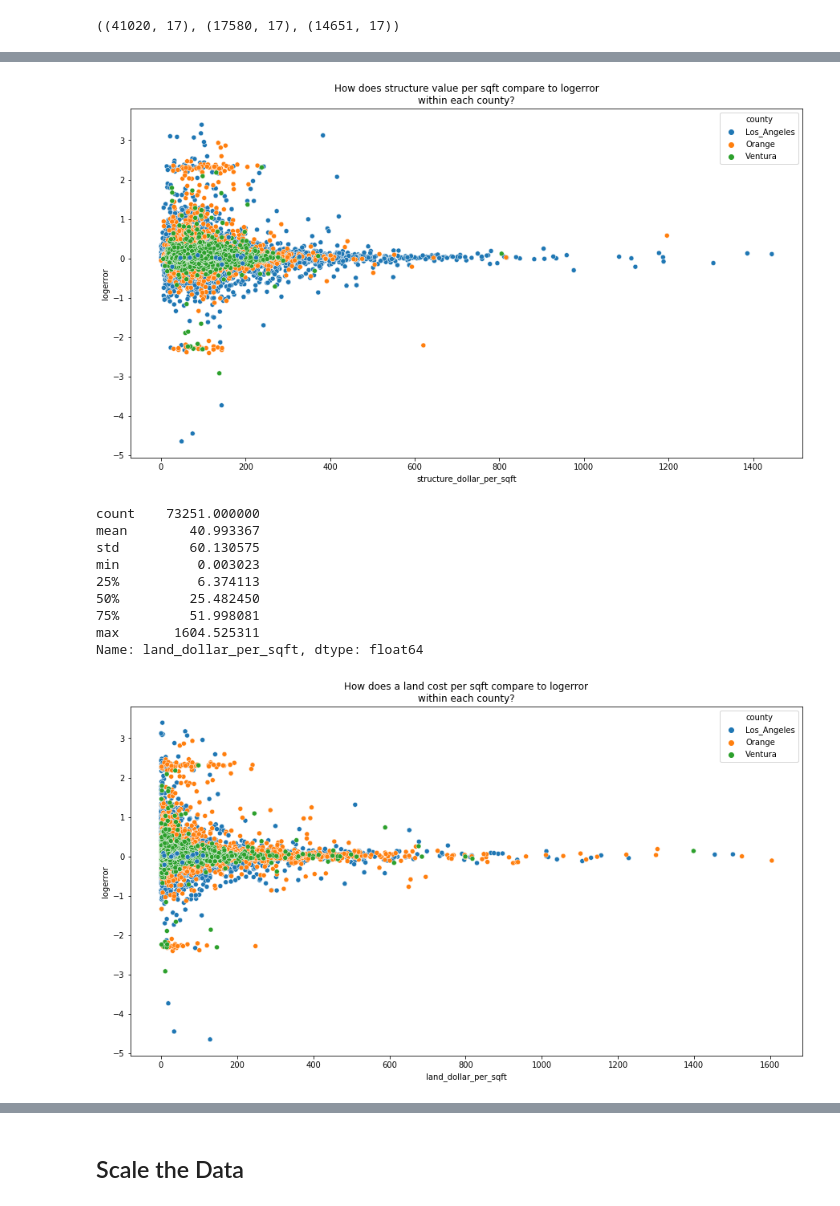
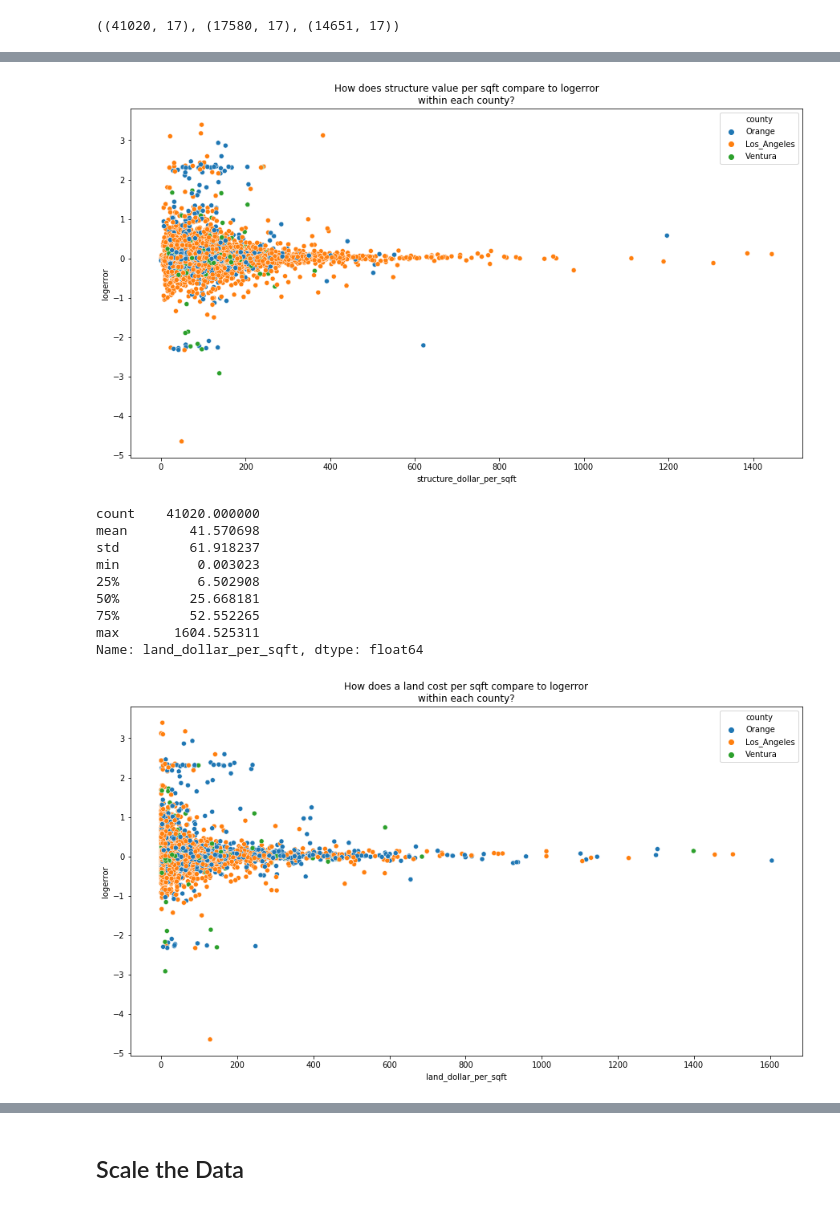
Before and after one commit to SKG-ZillowClusteringProject/zillow_clustering_project, a Jupyter notebook: SKG_Final_Notebook.ipynb, the cells around one changed output, grey strips where cells are left out. Saved outputs shown, nothing was run; the diff lists cells and outputs as text; code cells hidden in the pictures.

```diff
--- a/SKG_Final_Notebook.ipynb
+++ b/SKG_Final_Notebook.ipynb
@@ -147,9 +147,9 @@ plt.show()
 # %%
 # Create some more-nuanced features
 
-df['structure_dollar_per_sqft'] = df.structure_value / df.sqft
-df['land_dollar_per_sqft'] = df.land_value / df.lot_sqft
-df['bed_bath_ratio'] = df.bedrooms / df.bathrooms
+train['structure_dollar_per_sqft'] = train.structure_value / train.sqft
+train['land_dollar_per_sqft'] = train.land_value / train.lot_sqft
+train['bed_bath_ratio'] = train.bedrooms / train.bathrooms
 # %%
 # Check out our data with new columns
 
@@ -179,25 +179,25 @@ Name: structure_dollar_per_sqft, dtype: float64
 # %%
 # Scatterplot to visualize how the homes' cost per sqft affects the logerror per county
 
 plt.rcParams['figure.figsize'] = (15.0, 8.0)
 sns.scatterplot(x='structure_dollar_per_sqft', y='logerror',
-               data=df, hue='county')
+               data=train, hue='county')
 plt.title("How does structure value per sqft compare to logerror\nwithin each county?")
 plt.show()
 # %% [output]
-[figure, old version]
+[figure, new version]
 # %%
 # Descriptive stats on the feature
 
-df.land_dollar_per_sqft.describe()
+train.land_dollar_per_sqft.describe()
 # %% [output]
-count    73251.000000
-mean        40.993367
-std         60.130575
+count    41020.000000
+mean        41.570698
+std         61.918237
 min          0.003023
-25%          6.374113
-50%         25.482450
-75%         51.998081
+25%          6.502908
+50%         25.668181
+75%         52.552265
 max       1604.525311
 Name: land_dollar_per_sqft, dtype: float64
 # %%
@@ -205,11 +205,11 @@ Name: land_dollar_per_sqft, dtype: float64
 
 plt.rcParams['figure.figsize'] = (15.0, 8.0)
 sns.scatterplot(x='land_dollar_per_sqft', y='logerror',
-               data=df, hue='county')
+               data=train, hue='county')
 plt.title("How does a land cost per sqft compare to logerror\nwithin each county?")
 plt.show()
 # %% [output]
-[figure, old version]
+[figure, new version]
 # %%
 # Descriptive stats on the feature
 
```
Also changed, not shown: parts of 9 cells of this notebook.
